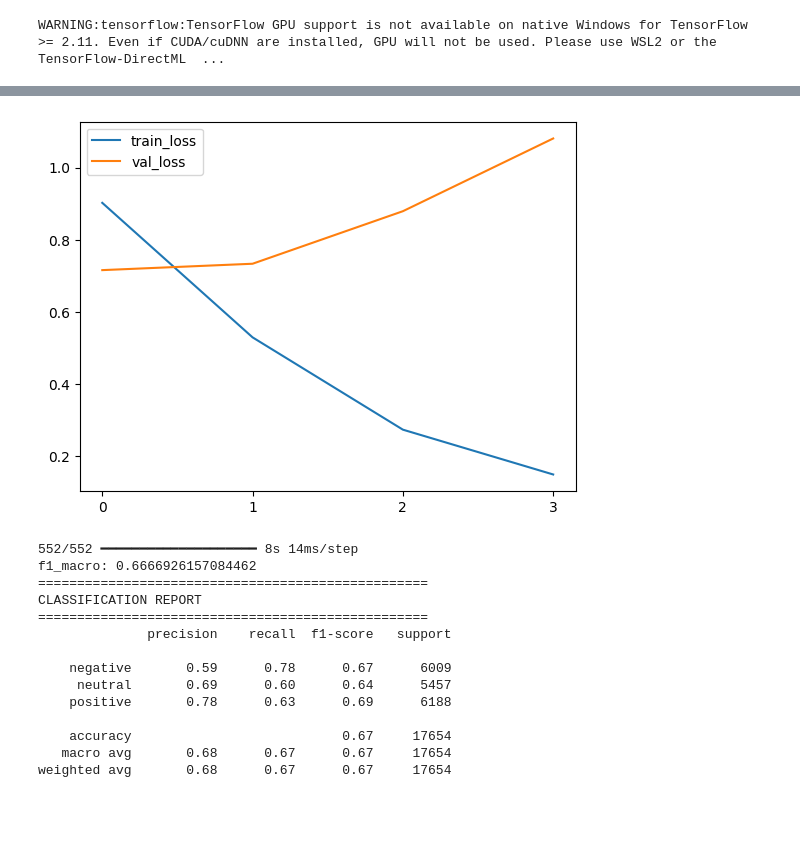
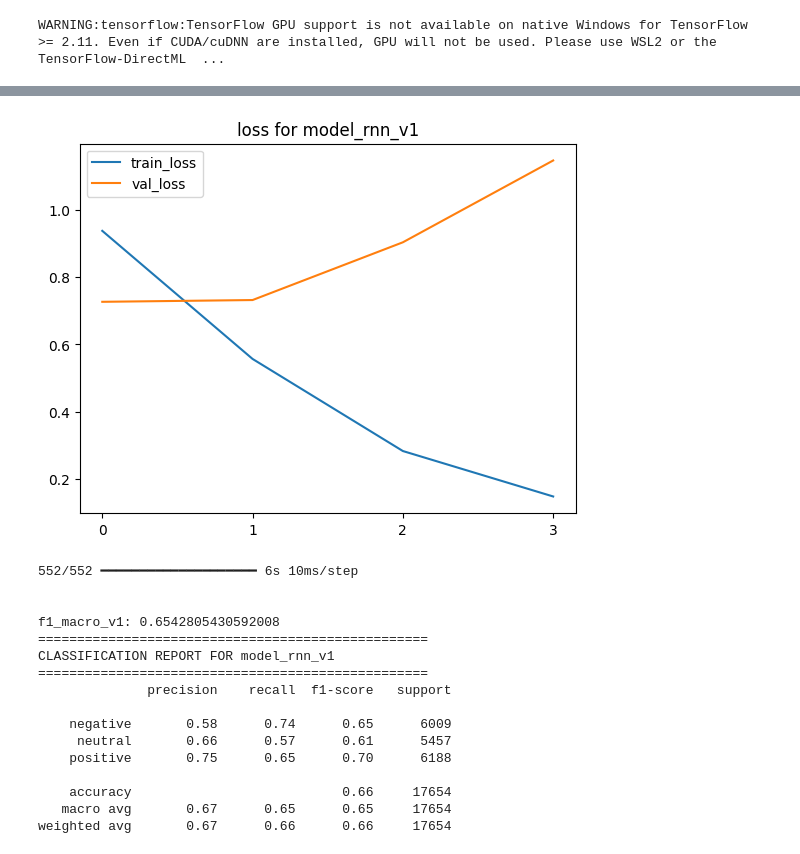
Before and after one commit to KingsleyElo/naija-sentiment, a Jupyter notebook: 02-notebooks/03-rnn.ipynb, the cells around one changed output, grey strips where cells are left out. Cells and saved outputs as stored; diff of their text form; code cells hidden in the pictures; blank space fills up the shorter version.

```diff
--- a/02-notebooks/03-rnn.ipynb
+++ b/02-notebooks/03-rnn.ipynb
@@ -96,9 +126,9 @@ y_test = df_test['label']
 X_val = df_val['tweet']
 y_val = df_val['label']
 # %%
-def preparation_for_model_train(X_train, X_test, X_val,
-                                y_train, y_test, y_val,
-                                vocab_size = 50000, max_len= 50):
+def preparation_for_model_train(X_train, X_val, X_test,
+                                 y_train, y_val, y_test,
+                                 vocab_size=50000, max_len=50):
 
     tokenizer = Tokenizer(num_words=vocab_size)
 
@@ -130,10 +160,10 @@ def preparation_for_model_train(X_train, X_test, X_val,
 
     y_test = y_test.map(label_mapping).values
 
-    return X_train_pad, X_val_pad, X_test_pad, y_train, y_val, y_test
+    return X_train_pad, X_val_pad, X_test_pad, y_train, y_val, y_test, tokenizer
 # %%
-X_train_pad, X_val_pad, X_test_pad, y_train, y_val, y_test = preparation_for_model_train(
-    X_train, X_test, X_val, y_train, y_test, y_val, vocab_size = 50000, max_len= 50
+X_train_pad, X_val_pad, X_test_pad, y_train, y_val, y_test, tokenizer = preparation_for_model_train(
+    X_train, X_val, X_test, y_train, y_val, y_test, vocab_size = 50000, max_len= 50
 )
 # %%
 def build_simple_rnn_model(
@@ -176,5 +210,5 @@ def build_simple_rnn_model(
 # %%
-model = build_simple_rnn_model()
+model_rnn_v1 = build_simple_rnn_model()
 # %% [output]
 WARNING:tensorflow:TensorFlow GPU support is not available on native Windows for TensorFlow >= 2.11. Even if CUDA/cuDNN are installed, GPU will not be used. Please use WSL2 or the TensorFlow-DirectML  ...
 # %%
@@ -191,7 +225,7 @@ early_stop = EarlyStopping(
 )
 
 # Then in model.fit:
-history = model.fit(
+history = model_rnn_v1.fit(
         X_train_pad, y_train,
         validation_data=(X_val_pad, y_val),
         epochs=20,
@@ -211,38 +245,43 @@ Epoch 4/20
 # %%
 # plot the loss and validation loss
 epochs_ran = len(history.history['loss'])
 
 plt.plot(history.history['loss'], label='train_loss')
 plt.plot(history.history['val_loss'], label='val_loss')
 plt.xticks(np.arange(epochs_ran))
+plt.title("loss for model_rnn_v1")
 plt.legend()
 plt.show()
 # %% [output]
-[figure, old version]
+[figure, new version]
 # %%
-predict = model.predict(X_test_pad)
+predict = model_rnn_v1.predict(X_test_pad)
 
 y_pred = np.argmax(predict, axis=1)
 
 f1 = f1_score(y_test, y_pred, average='macro')
 
-print(f'f1_macro: {f1}')
+print()
+print()
+print(f'f1_macro_v1: {f1}')
 print("="*50)
-print('CLASSIFICATION REPORT')
+print('CLASSIFICATION REPORT FOR model_rnn_v1')
 print("="*50)
 print(classification_report(y_test, y_pred, target_names=['negative','neutral','positive']))
 # %% [output]
-552/552 ━━━━━━━━━━━━━━━━━━━━ 8s 14ms/step
-f1_macro: 0.6666926157084462
+552/552 ━━━━━━━━━━━━━━━━━━━━ 6s 10ms/step
+
+
+f1_macro_v1: 0.6542805430592008
 ==================================================
-CLASSIFICATION REPORT
+CLASSIFICATION REPORT FOR model_rnn_v1
 ==================================================
               precision    recall  f1-score   support
 
-    negative       0.59      0.78      0.67      6009
-     neutral       0.69      0.60      0.64      5457
-    positive       0.78      0.63      0.69      6188
+    negative       0.58      0.74      0.65      6009
+     neutral       0.66      0.57      0.61      5457
+    positive       0.75      0.65      0.70      6188
 
-    accuracy                           0.67     17654
-   macro avg       0.68      0.67      0.67     17654
-weighted avg       0.68      0.67      0.67     17654
+    accuracy                           0.66     17654
+   macro avg       0.67      0.65      0.65     17654
+weighted avg       0.67      0.66      0.66     17654
```
Also changed, not shown: parts of 13 cells of this notebook.
